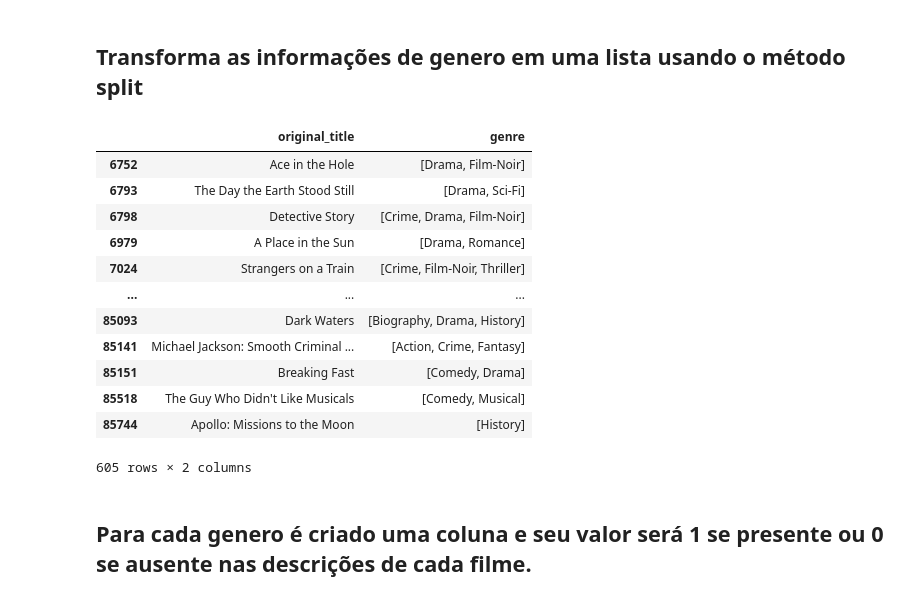
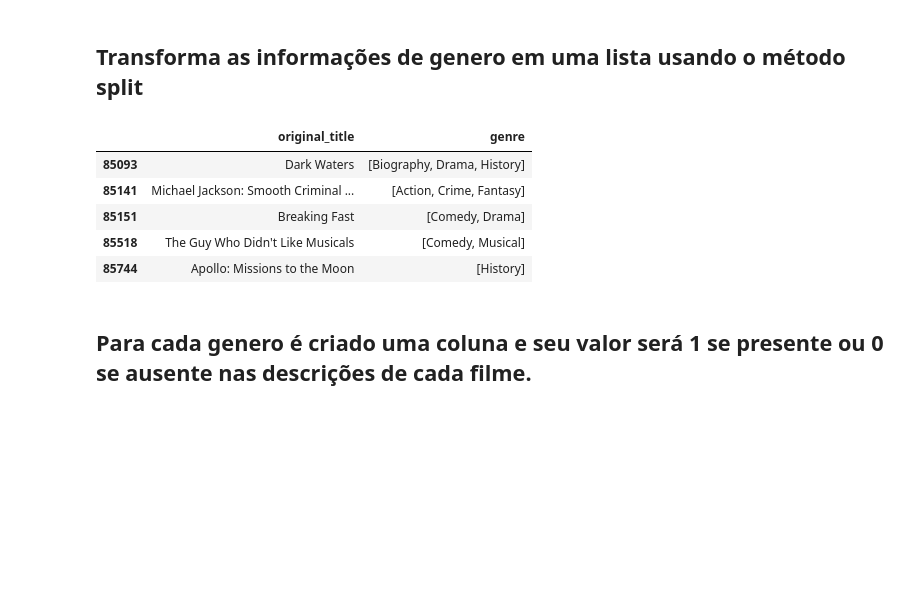
Before and after one commit to leodrivera/Leo_Notebooks, a Jupyter notebook: Semana8/Semana8_1.ipynb, the cells around one changed output. Cells and saved outputs as stored; diff of their text form; code cells hidden in the pictures; blank space fills up the shorter version.

```diff
--- a/Semana8/Semana8_1.ipynb
+++ b/Semana8/Semana8_1.ipynb
@@ -79,6 +80,8 @@ for i in range(len(kx)):
 # %%
 df_title_basics[["year"]] = df_title_basics[["year"]].apply(pd.to_numeric)
-df_temp = df_title_basics[(df_title_basics['year'] > 1950) & (df_title_basics['country'] == 'USA') & (df_title_basics['avg_vote'] > 7.5) ]
+df_temp = df_title_basics[(df_title_basics['year'] > 1950)\
+                          & (df_title_basics['country'] == 'USA')\
+                          & (df_title_basics['avg_vote'] > 7.5) ]
 movies_df = df_temp[['original_title','genre']]
 # %%
 movies_df.tail()
@@ -101,21 +119,14 @@ movies_df = movies_df.drop_duplicates()
 ## Transforma as informações de genero em uma lista usando o método split
 # %%
 movies_df['genre'] = movies_df.genre.str.split(', ')
-movies_df
+movies_df.tail()
 # %% [output]
 |  | original_title | genre |
-| 6752 | Ace in the Hole | [Drama, Film-Noir] |
-| 6793 | The Day the Earth Stood Still | [Drama, Sci-Fi] |
-| 6798 | Detective Story | [Crime, Drama, Film-Noir] |
-| 6979 | A Place in the Sun | [Drama, Romance] |
-| 7024 | Strangers on a Train | [Crime, Film-Noir, Thriller] |
-| ... | ... | ... |
 | 85093 | Dark Waters | [Biography, Drama, History] |
 | 85141 | Michael Jackson: Smooth Criminal ... | [Action, Crime, Fantasy] |
 | 85151 | Breaking Fast | [Comedy, Drama] |
 | 85518 | The Guy Who Didn't Like Musicals | [Comedy, Musical] |
 | 85744 | Apollo: Missions to the Moon | [History] |
-605 rows × 2 columns
 # %% [markdown]
 ## Para cada genero é criado uma coluna e seu valor será 1 se presente ou 0 se ausente nas descrições de cada filme.
 # %%
```
Also changed, not shown: parts of 8 cells of this notebook.
